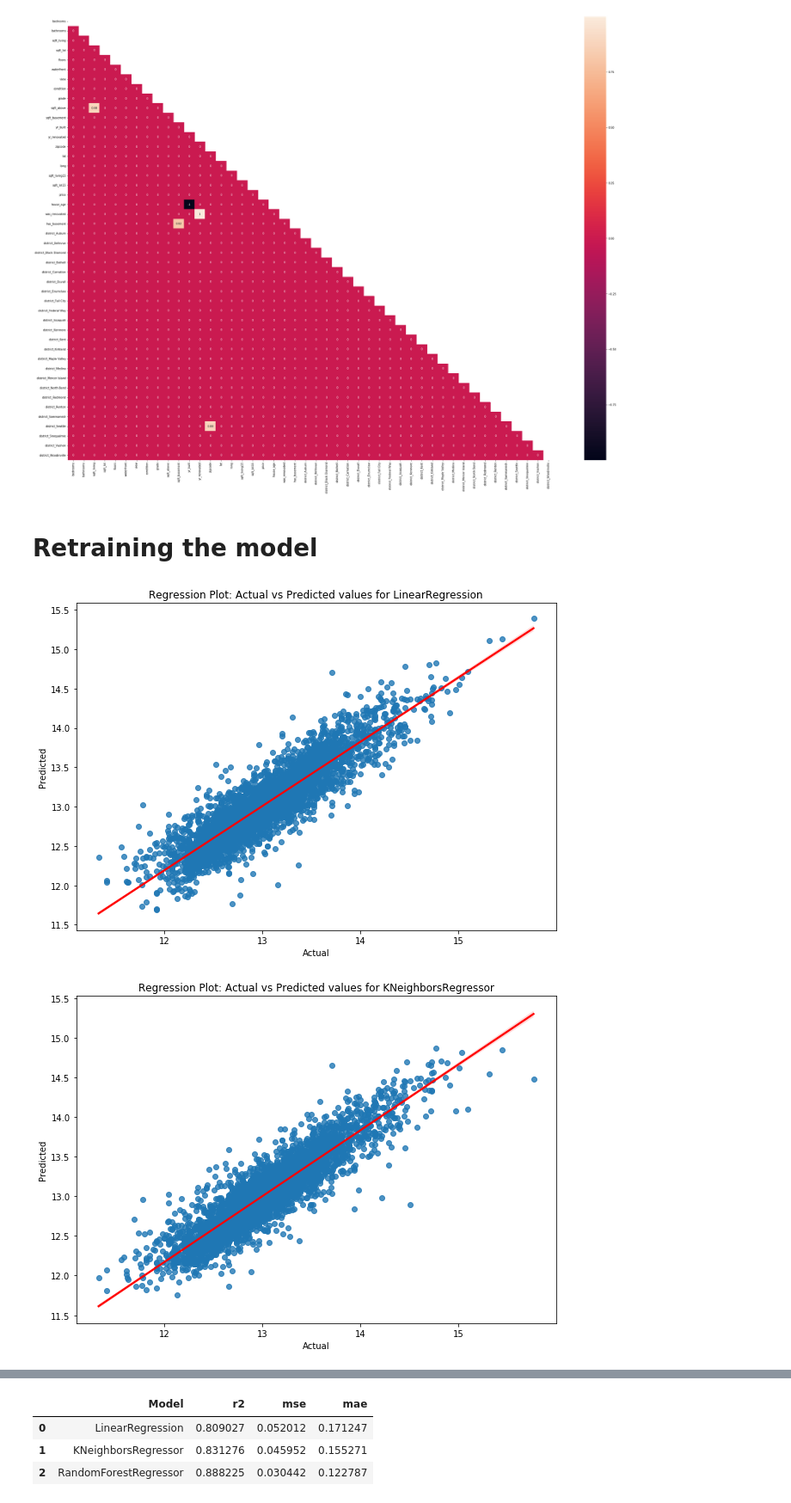
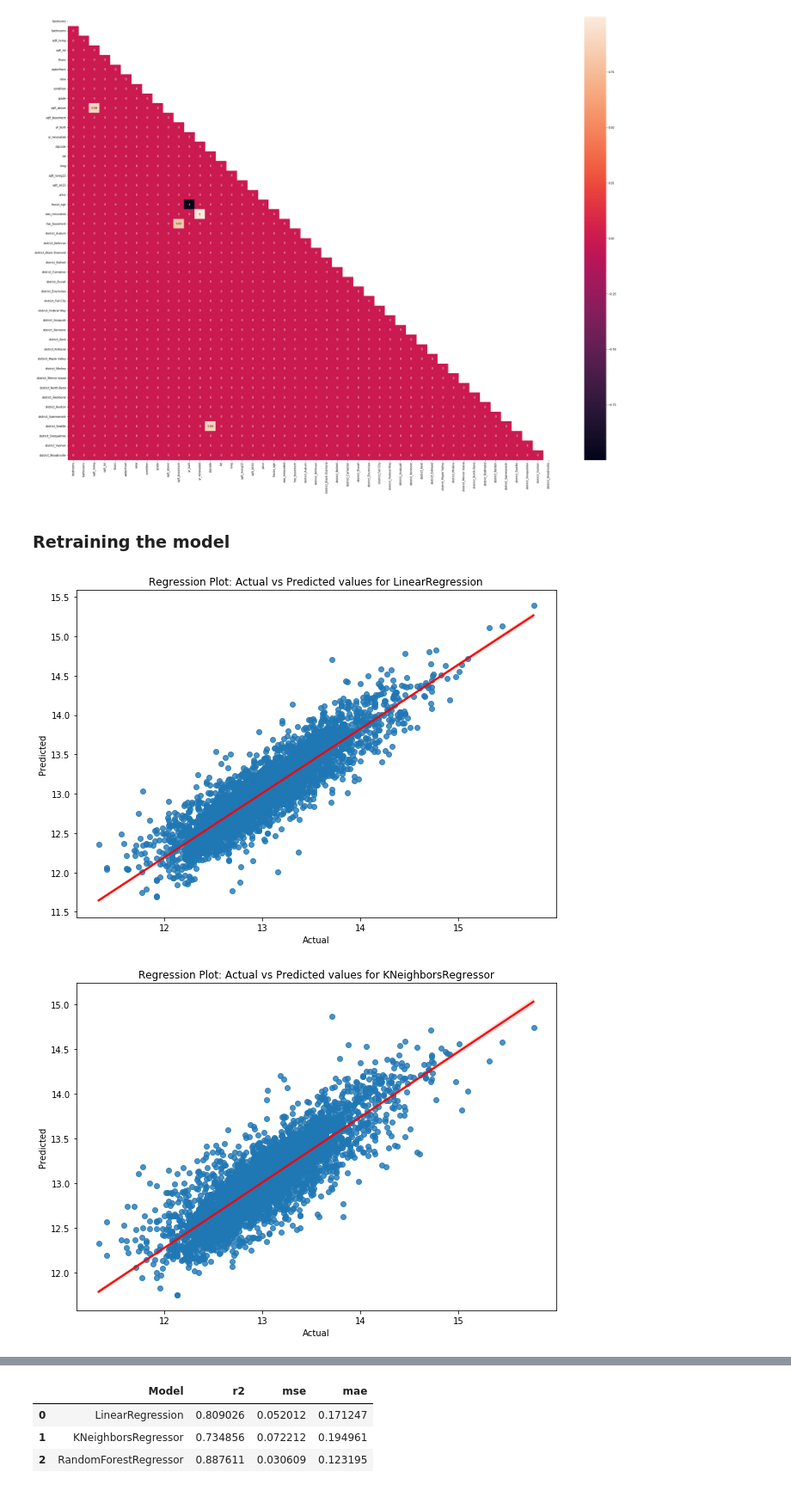
Before and after one commit to dooinn/data_mid_bootcamp_project_regression, a Jupyter notebook: house_price_prediction.ipynb, the cells around one changed output, grey strips where cells are left out. Shown at 86% size. Cells and saved outputs as stored; diff of their text form; code cells hidden in the pictures.

```diff
--- a/house_price_prediction.ipynb
+++ b/house_price_prediction.ipynb
@@ -868,7 +886,7 @@ plt.show()
 # remove multicorrelinerity. Long and lat can replace zipcode and district.
 df_model = df_model.drop(['sqft_above','zipcode','house_age','yr_renovated','sqft_basement'],axis=1)
 # %% [markdown]
-# Retraining the model
+### Retraining the model
 # %%
 df_model_log = df_model.copy()
 
@@ -885,40 +903,38 @@ Y = df_model_log['price']
 
 X_train, X_test, Y_train, Y_test = train_test_split(X, Y, test_size=0.2, random_state=42)
 
-scaler = StandardScaler()
-X_train = scaler.fit_transform(X_train)
-X_test = scaler.transform(X_test)
+
 
 #Model fitting
 
 models = [LinearRegression(), KNeighborsRegressor(), RandomForestRegressor()]
 
 # Create a DataFrame to store the metrics
 metrics_df = pd.DataFrame(columns=["Model", "r2", "mse", "mae"])
 
 for model in models:
     model.fit(X_train, Y_train)
     predictions = model.predict(X_test)
 
     mse = mean_squared_error(Y_test, predictions)
     mae = mean_absolute_error(Y_test, predictions)
     r2 = r2_score(Y_test, predictions)
 
     metrics_dict = {"Model": str(type(model).__name__), "r2": r2, "mse": mse, "mae": mae}
 
 
     metrics_df = metrics_df.append(metrics_dict, ignore_index=True)
 
     plt.figure(figsize=(10, 7))
     sns.regplot(x=Y_test, y=predictions, line_kws={"color": "red"})
 
     plt.title(f'Regression Plot: Actual vs Predicted values for {str(type(model).__name__)}')
     plt.xlabel('Actual')
     plt.ylabel('Predicted')
     plt.show()
 
 
 metrics_df
 # %% [output]
 [figure]
-[figure, old version]
+[figure, new version]
@@ -926,7 +942,7 @@ metrics_df
 |  | Model | r2 | mse | mae |
-| 0 | LinearRegression | 0.809027 | 0.052012 | 0.171247 |
-| 1 | KNeighborsRegressor | 0.831276 | 0.045952 | 0.155271 |
-| 2 | RandomForestRegressor | 0.888225 | 0.030442 | 0.122787 |
+| 0 | LinearRegression | 0.809026 | 0.052012 | 0.171247 |
+| 1 | KNeighborsRegressor | 0.734856 | 0.072212 | 0.194961 |
+| 2 | RandomForestRegressor | 0.887611 | 0.030609 | 0.123195 |
 # %%
 rf = RandomForestRegressor(n_estimators=100, random_state=42)
 rf.fit(X_train, Y_train)
```
Also changed, not shown: parts of 26 cells of this notebook, 1 other file.
